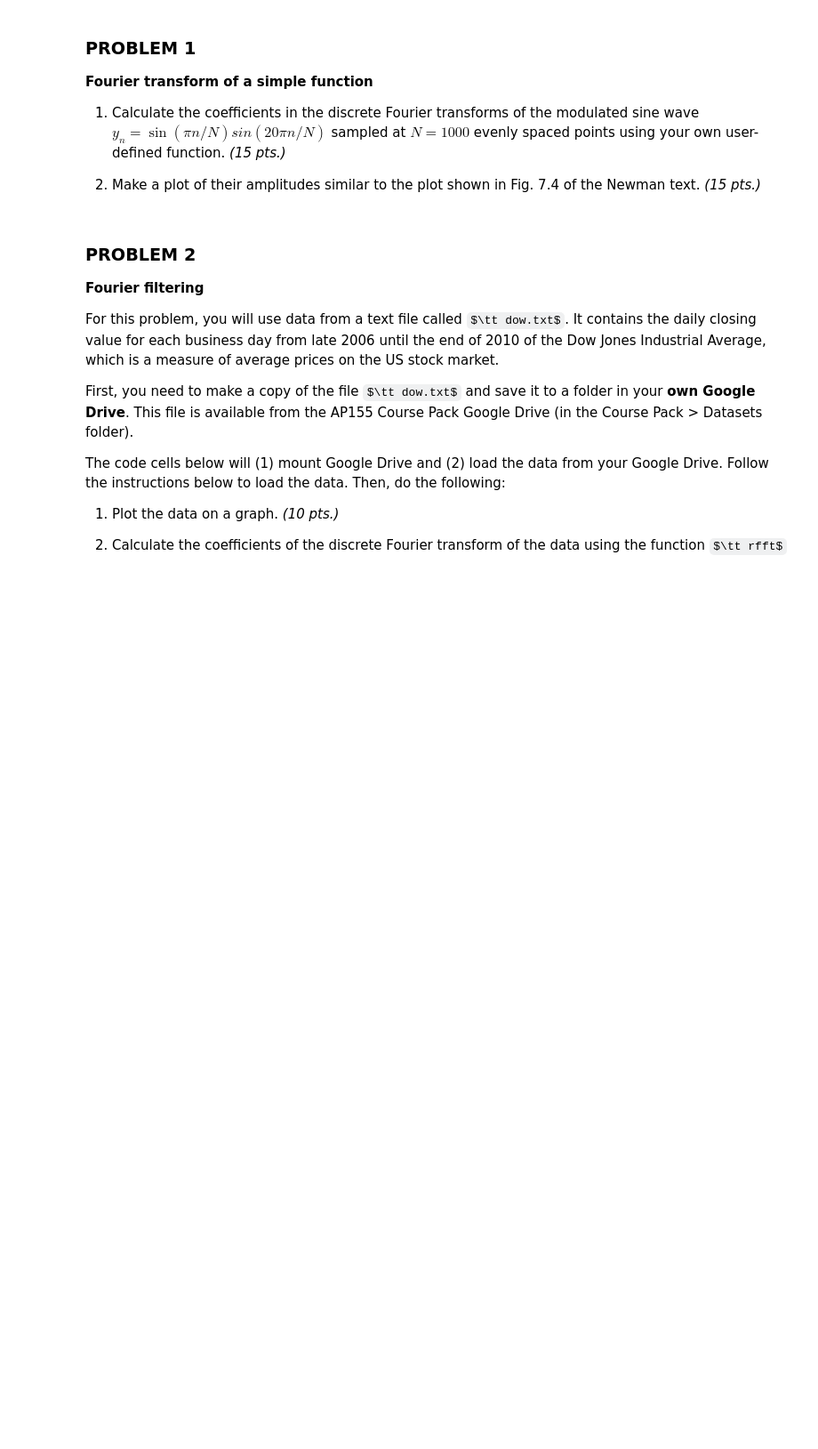
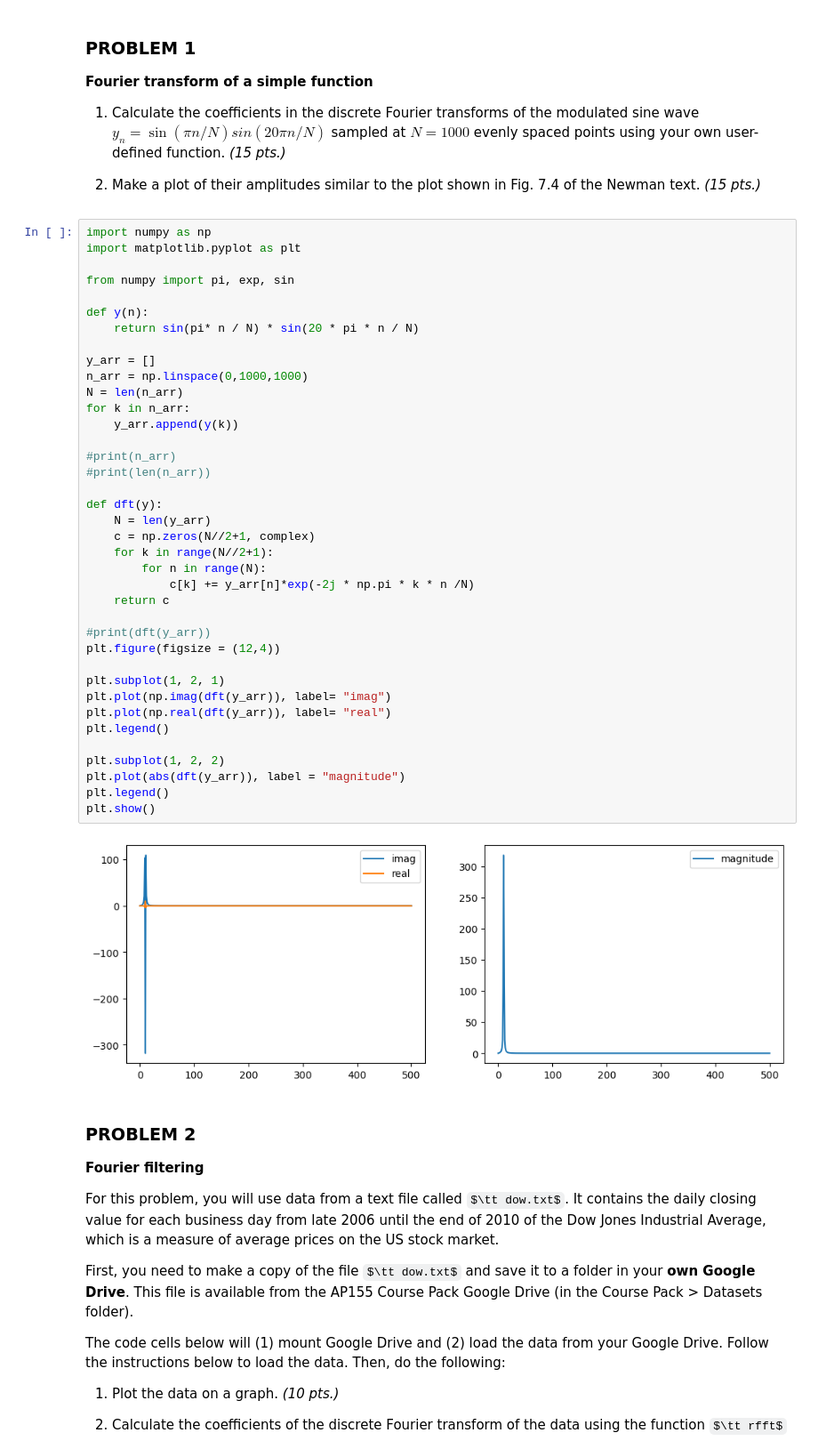
Before and after one commit to mjluminarias/apphy155hx3, a Jupyter notebook: lab_assignments/lab_assignment_03/lab_assignment_module3_luminarias11-2-23.ipynb, the cells around one changed output. Shown at 89% size. Cells and saved outputs as stored; diff of their text form; some formulas as TeX source; blank space fills up the shorter version.

```diff
--- a/lab_assignments/lab_assignment_03/lab_assignment_module3_luminarias11-2-23.ipynb
+++ b/lab_assignments/lab_assignment_03/lab_assignment_module3_luminarias11-2-23.ipynb
@@ -36,6 +36,46 @@ _Date and Time Scored (MM/DD/YYYY HH:MM AM/PM):_
 1. Calculate the coefficients in the discrete Fourier transforms of the modulated sine wave $y_n = \sin(\pi n/N) sin(20\pi n/N)$ sampled at $N = 1000$ evenly spaced points using your own user-defined function. *(15 pts.)*
 
 2. Make a plot of their amplitudes similar to the plot shown in Fig. 7.4 of the Newman text. *(15 pts.)*
+# %%
+import numpy as np
+import matplotlib.pyplot as plt
+
+from numpy import pi, exp, sin
+
+def y(n):
+    return sin(pi* n / N) * sin(20 * pi * n / N)
+
+y_arr = []
+n_arr = np.linspace(0,1000,1000)
+N = len(n_arr)
+for k in n_arr:
+    y_arr.append(y(k))
+
+#print(n_arr)
+#print(len(n_arr))
+
+def dft(y):
+    N = len(y_arr)
+    c = np.zeros(N//2+1, complex)
+    for k in range(N//2+1):
+        for n in range(N):
+            c[k] += y_arr[n]*exp(-2j * np.pi * k * n /N)
+    return c
+
+#print(dft(y_arr))
+plt.figure(figsize = (12,4))
+
+plt.subplot(1, 2, 1)
+plt.plot(np.imag(dft(y_arr)), label= "imag")
+plt.plot(np.real(dft(y_arr)), label= "real")
+plt.legend()
+
+plt.subplot(1, 2, 2)
+plt.plot(abs(dft(y_arr)), label = "magnitude")
+plt.legend()
+plt.show()
+# %% [output]
+[figure, added]
 # %% [markdown]
 ### PROBLEM 2
 
```
Also changed, not shown: parts of 21 cells of this notebook, 7 other files.
